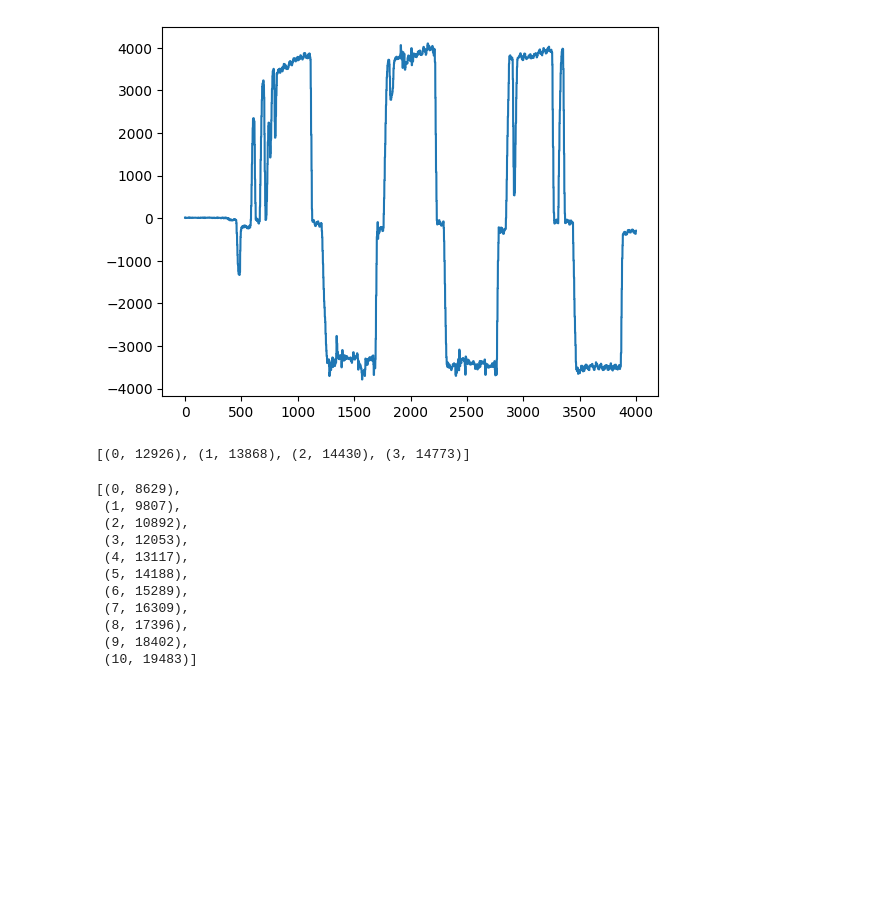
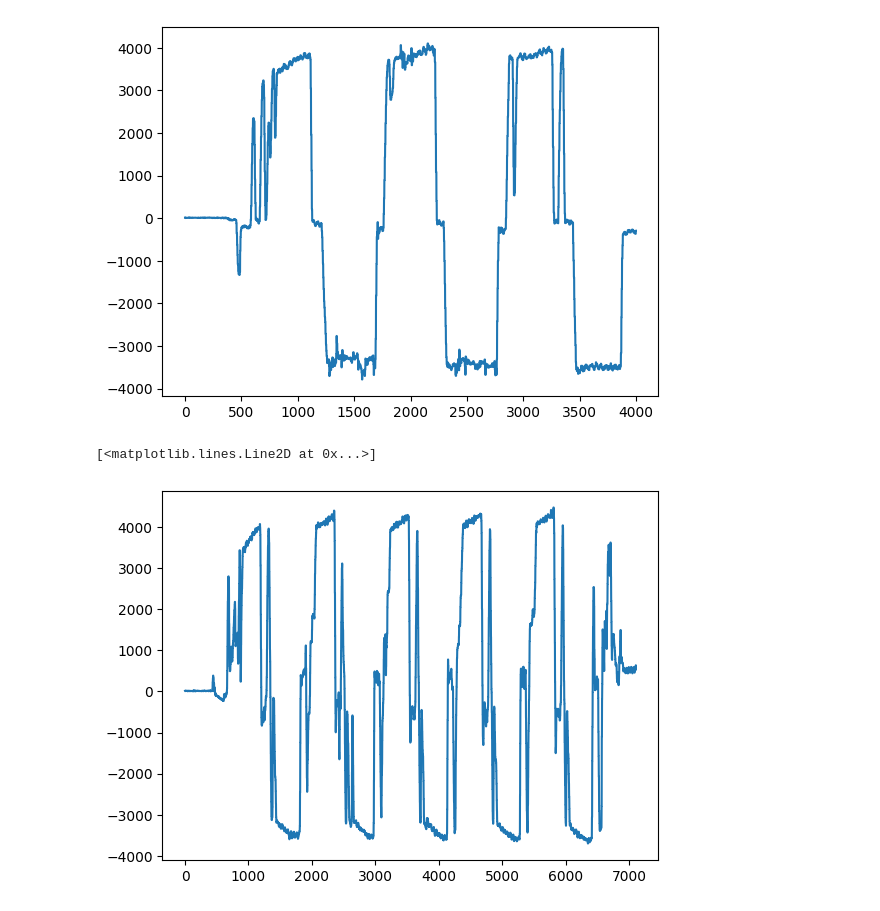
Before and after one commit to gaitovrat/bachelor, a Jupyter notebook: Notebooks/Lap.ipynb, the cells around one changed output. Drawn from its saved outputs; the diff is of its cells as text; code cells hidden in the pictures; blank space fills up the shorter version.

```diff
--- a/Notebooks/Lap.ipynb
+++ b/Notebooks/Lap.ipynb
@@ -127,54 +134,32 @@ plt.plot(gyro_manual)
 # %% [output]
 [<matplotlib.lines.Line2D at 0x...>]
 [figure]
+# %%
+gyro_auto_no_sensors = auto_no_sensors_data.gyro_z[1000:]
+plt.plot(gyro_auto_no_sensors)
+# %% [output]
+[<matplotlib.lines.Line2D at 0x...>]
+[figure, added]
 # %%
-threshold = 3000
-half_lap_detected = False
-lap_count = 0
-auto_laps = []
+def count_laps(data: list[Data], threshold: int) -> list[tuple[int, int]]:
+    half_lap_detected = False
+    lap_count = 0
+    out = []
 
-data: list[Data] = auto.data
-for data_point in data:
-    if data_point.sensor.gyro.z >= threshold and not half_lap_detected:
-        # Rising edge detected
-        auto_laps.append((lap_count, data_point.timestamp))
-        half_lap_detected = True
-    elif data_point.sensor.gyro.z <= -threshold and half_lap_detected:
-        # Falling edge completes one full lap
-        lap_count += 1
-        half_lap_detected = False
+    for data_point in data:
+        if data_point.sensor.gyro.z >= threshold and not half_lap_detected:
+            # Rising edge detected
+            out.append((lap_count, data_point.timestamp))
+            half_lap_detected = True
+        elif data_point.sensor.gyro.z <= -threshold and half_lap_detected:
+            # Falling edge completes one full lap
+            lap_count += 1
+            half_lap_detected = False
 
-auto_laps
+    return out
+
+def print_laps(laps: list[tuple[int, int]]) -> None:
+    last_lap = laps[0][1]
+    for i in range(1, len(laps)):
+        print(f'Lap {laps[i][0]}: {laps[i][1] - last_lap} ms')
+        last_lap = laps[i][1]
-# %% [output]
-[(0, 12926), (1, 13868), (2, 14430), (3, 14773)]
-# %%
-threshold = 2000
-half_lap_detected = False
-lap_count = 0
-manual_laps = []
-
-data: list[Data] = manual_data.data
-
-for data_point in data:
-    if data_point.sensor.gyro.z >= threshold and not half_lap_detected:
-        # Rising edge detected
-        manual_laps.append((lap_count, data_point.timestamp))
-        half_lap_detected = True
-    elif data_point.sensor.gyro.z <= -threshold and half_lap_detected:
-        # Falling edge completes one full lap
-        lap_count += 1
-        half_lap_detected = False
-
-manual_laps
-# %% [output]
-[(0, 8629),
- (1, 9807),
- (2, 10892),
- (3, 12053),
- (4, 13117),
- (5, 14188),
- (6, 15289),
- (7, 16309),
- (8, 17396),
- (9, 18402),
- (10, 19483)]
```
Also changed, not shown: parts of 9 cells of this notebook, 19 other files.
